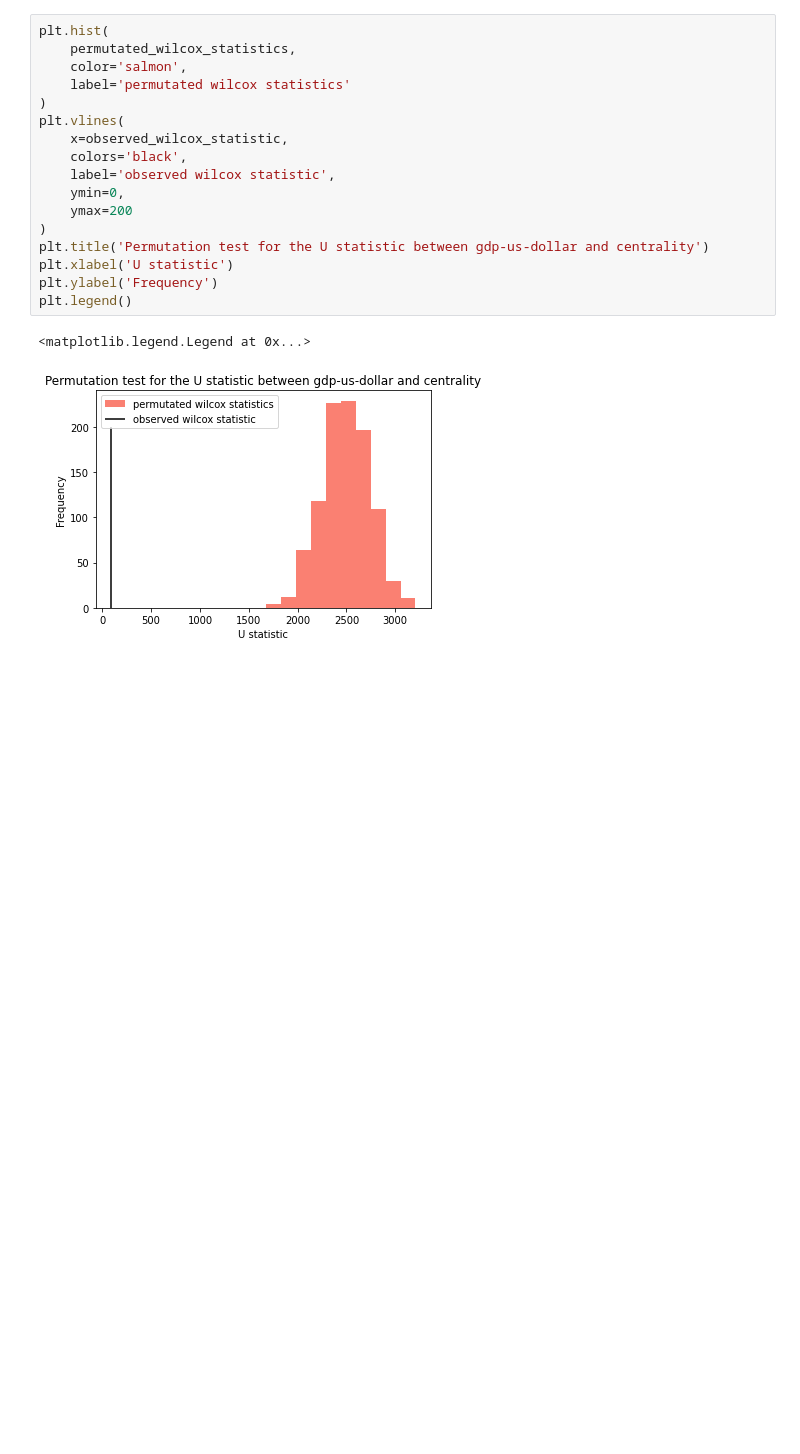
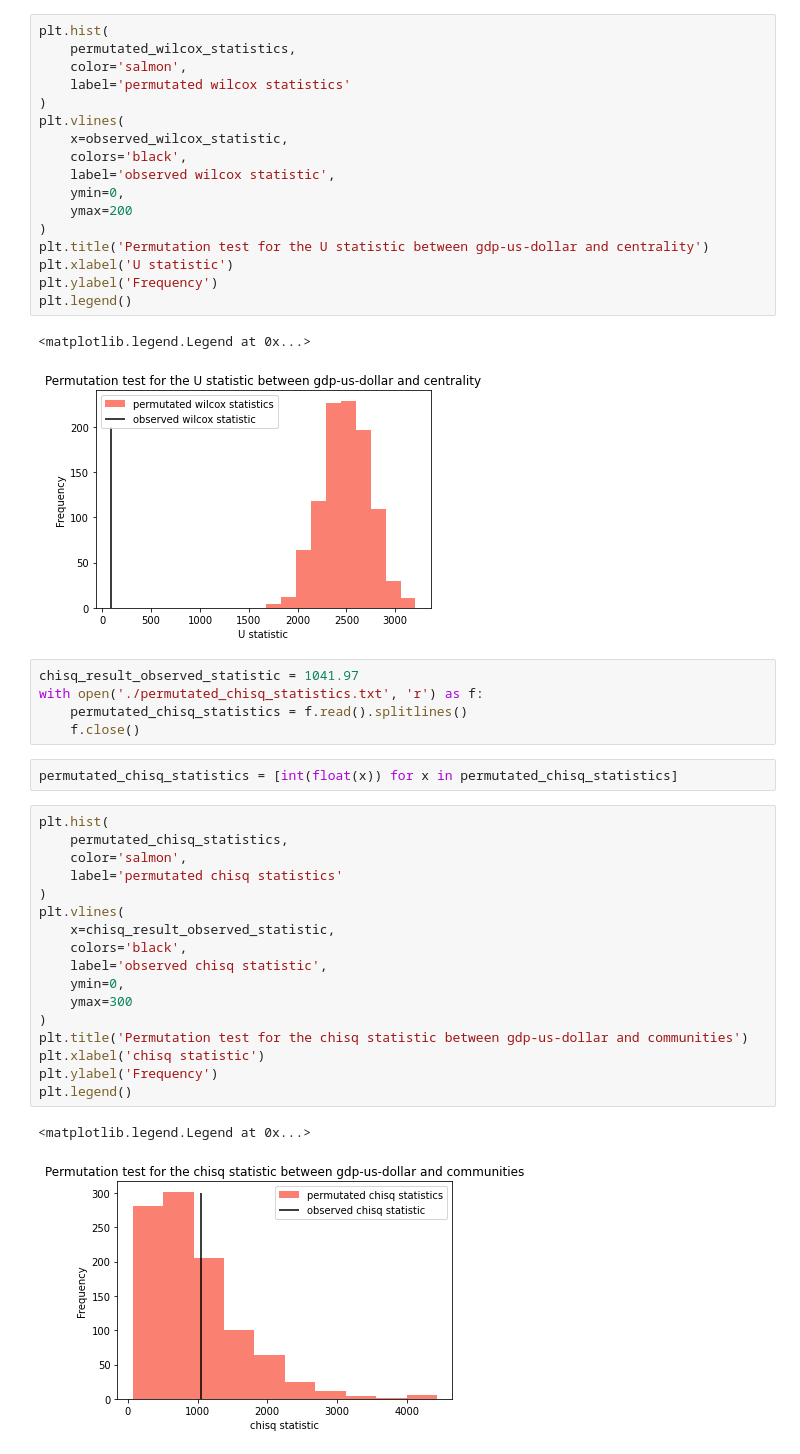
Before and after one commit to zhpinkman/permutation-tests, a Jupyter notebook: codes/plotting.ipynb, the cells around one changed output. Drawn from its saved outputs; the diff is of its cells as text; blank space fills up the shorter version.

```diff
--- a/codes/plotting.ipynb
+++ b/codes/plotting.ipynb
@@ -56,3 +56,30 @@ plt.legend()
 # %% [output]
 <matplotlib.legend.Legend at 0x...>
 [figure]
+# %%
+chisq_result_observed_statistic = 1041.97
+with open('./permutated_chisq_statistics.txt', 'r') as f:
+    permutated_chisq_statistics = f.read().splitlines()
+    f.close()
+# %%
+permutated_chisq_statistics = [int(float(x)) for x in permutated_chisq_statistics]
+# %%
+plt.hist(
+    permutated_chisq_statistics,
+    color='salmon',
+    label='permutated chisq statistics'
+)
+plt.vlines(
+    x=chisq_result_observed_statistic,
+    colors='black',
+    label='observed chisq statistic',
+    ymin=0,
+    ymax=300
+)
+plt.title('Permutation test for the chisq statistic between gdp-us-dollar and communities')
+plt.xlabel('chisq statistic')
+plt.ylabel('Frequency')
+plt.legend()
+# %% [output]
+<matplotlib.legend.Legend at 0x...>
+[figure, added]
```
Also changed, not shown: 3 other files.
